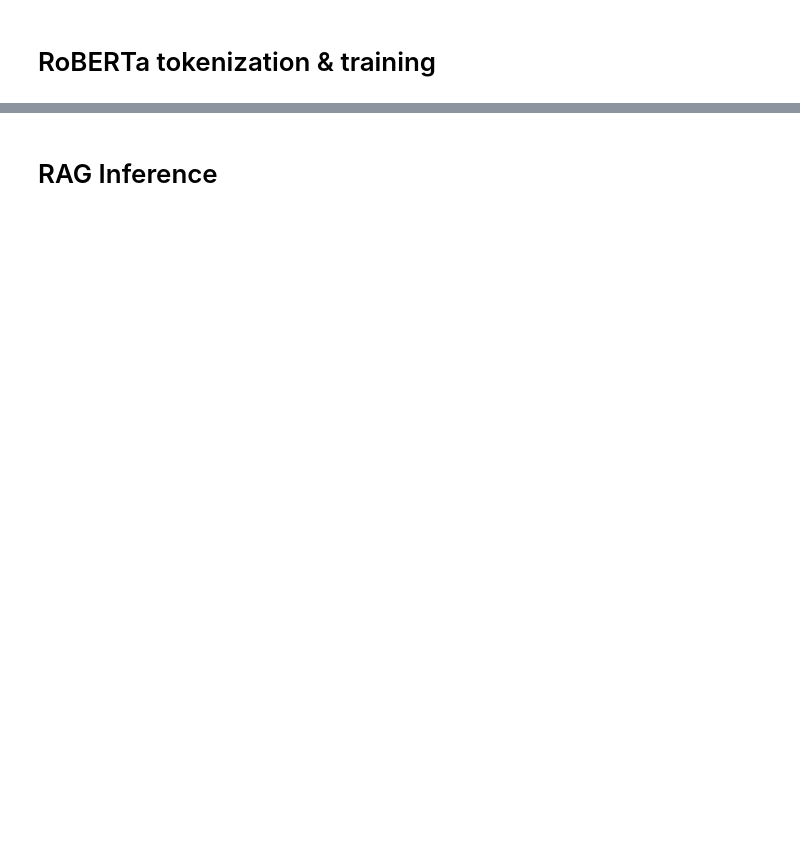
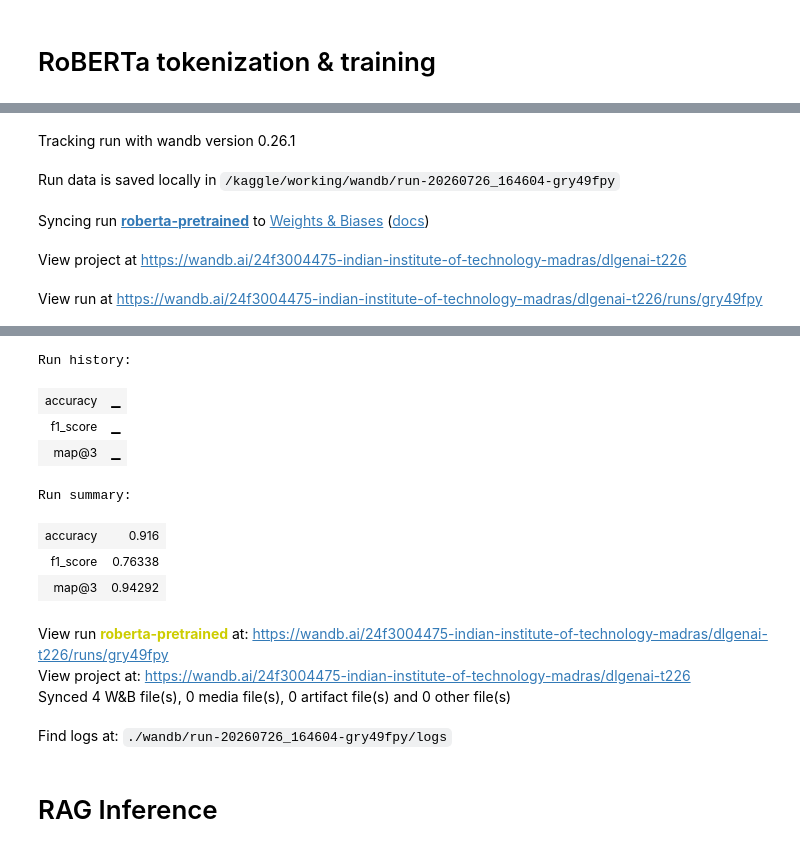
Before and after one commit to SatwikaR-2528/smart-mcq-solver, a Jupyter notebook: DL-24f3004475-notebook-t22026.ipynb, the cells around one changed output, grey strips where cells are left out. Cells and saved outputs as stored; diff of their text form; code cells hidden in the pictures; blank space fills up the shorter version.

```diff
--- a/DL-24f3004475-notebook-t22026.ipynb
+++ b/DL-24f3004475-notebook-t22026.ipynb
@@ -285,0 +259,34 @@ mapk(true_ans, pred_opt, k=3)
+# %%
+preds = trainer.predict(val_dataset)
+y_pred = np.argmax(preds.predictions, axis=1)
+y_true = preds.label_ids
+
+acc = accuracy_score(y_true, y_pred)
+f1 = f1_score(y_true, y_pred)
+
+print("Accuracy:", acc)
+print("F1 Score:", f1)
+
+probs = torch.softmax(torch.tensor(preds.predictions), dim=1).numpy()
+positive_probs = probs[:, 1]
+rows_per_q = 5
+pred_opt = []
+true_ans = []
+
+def map3(actual, predicted):
+    score = 0
+    for a, p in zip(actual, predicted):
+        if a in p:
+            score += 1 / (p.index(a) + 1)
+    return score / len(actual)
+
+for i in range(0, len(positive_probs), rows_per_q):
+    q_probs = positive_probs[i:i+5]
+    ranked_indices = np.argsort(q_probs)[::-1]
+    top3 = [options[j] for j in ranked_indices[:3]]
+    pred_opt.append(top3)
+    correct_index = np.argmax(y_true[i:i+5])
+    true_ans.append(options[correct_index])
+
+map3_r = map3(true_ans, pred_opt)
+print("MAP@3:", map3_r)
@@ -285,0 +298,12 @@ mapk(true_ans, pred_opt, k=3)
+# %%
+wandb.init(project="dlgenai-t226",
+            name="roberta-pretrained",
+           config={"Model": "RoBERTa",
+                    "Epochs": 3,
+                    "Batch Size": 16,
+                    "Learning Rate": 2e-5} )
+wandb.log({ "accuracy": acc,
+            "f1_score": f1,
+             "map@3": map3_r})
+wandb.finish()
+# %% [output]
@@ -285,0 +311,5 @@ mapk(true_ans, pred_opt, k=3)
+Tracking run with wandb version 0.26.1
+Run data is saved locally in /kaggle/working/wandb/run-20260726_164604-gry49fpy
+Syncing run roberta-pretrained to Weights & Biases (docs)
+View project at https://wandb.ai/24f3004475-indian-institute-of-technology-madras/dlgenai-t226
+View run at https://wandb.ai/24f3004475-indian-institute-of-technology-madras/dlgenai-t226/runs/gry49fpy
@@ -285,0 +317,12 @@ mapk(true_ans, pred_opt, k=3)
+Run history:
+| accuracy | ▁ |
+| f1_score | ▁ |
+| map@3 | ▁ |
+Run summary:
+| accuracy | 0.916 |
+| f1_score | 0.76338 |
+| map@3 | 0.94292 |
+View run roberta-pretrained at: https://wandb.ai/24f3004475-indian-institute-of-technology-madras/dlgenai-t226/runs/gry49fpy
+View project at: https://wandb.ai/24f3004475-indian-institute-of-technology-madras/dlgenai-t226
+Synced 4 W&B file(s), 0 media file(s), 0 artifact file(s) and 0 other file(s)
+Find logs at: ./wandb/run-20260726_164604-gry49fpy/logs
```
Also changed, not shown: parts of 20 cells of this notebook.
